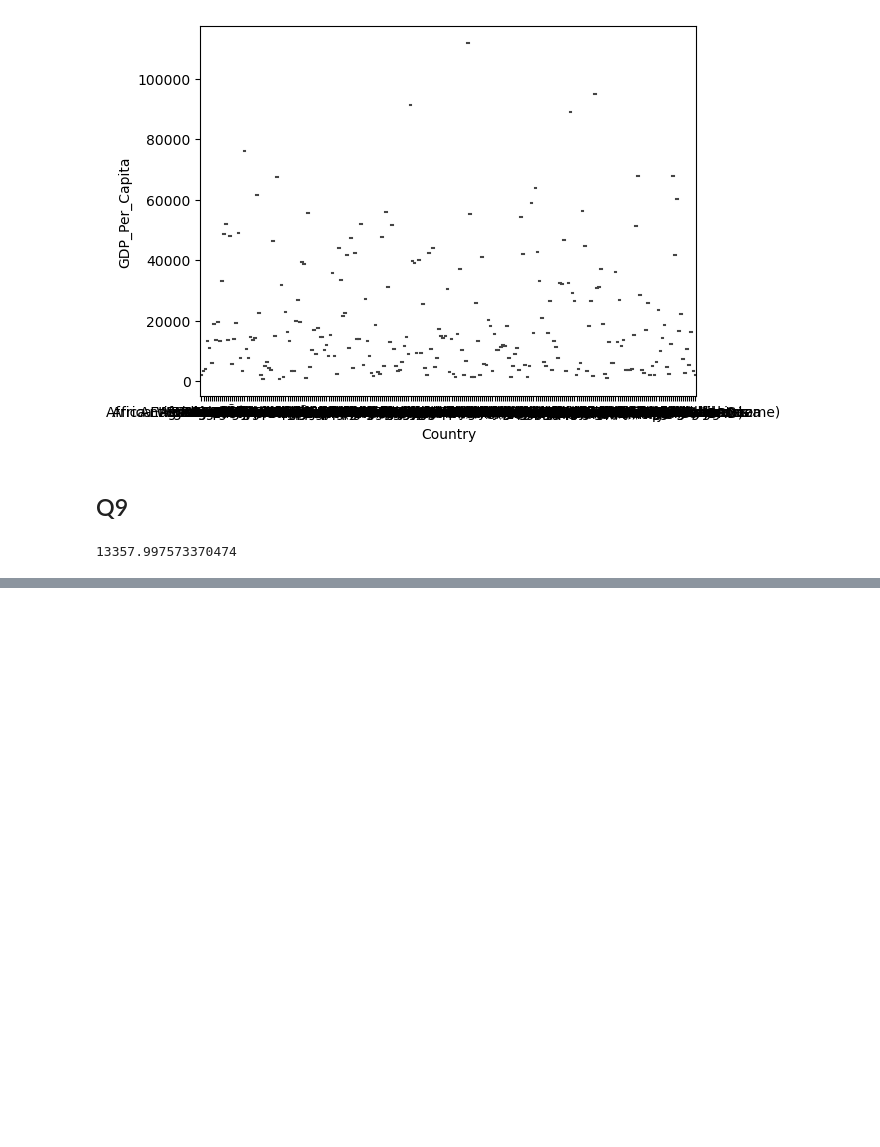
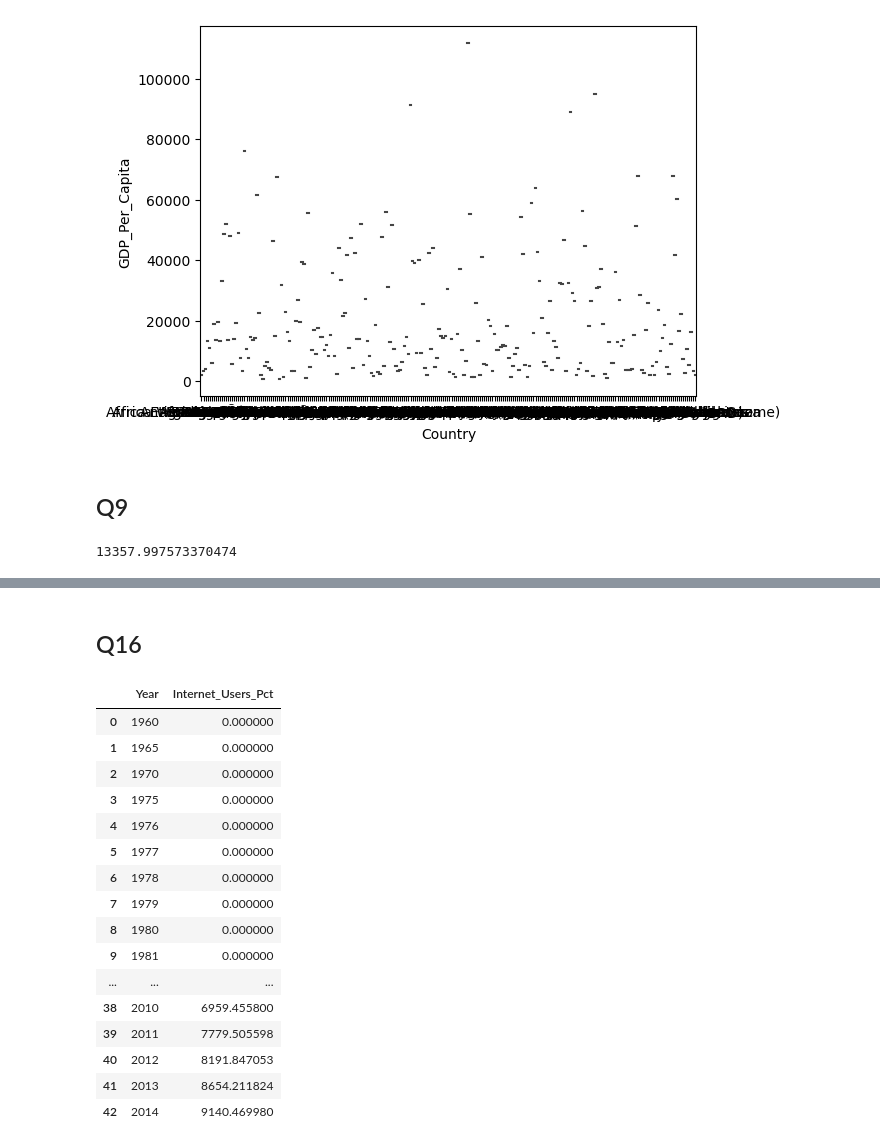
Before and after one commit to NSS-Data-Analytics-Cohort-11/undata-larissaemma, a Jupyter notebook: notebook/UN_data_DA11.ipynb, the cells around one changed output, grey strips where cells are left out. Drawn from its saved outputs; the diff is of its cells as text; code cells hidden in the pictures; blank space fills up the shorter version.

```diff
--- a/notebook/UN_data_DA11.ipynb
+++ b/notebook/UN_data_DA11.ipynb
@@ -185,0 +298,23 @@ gdp_2020['GDP_Per_Capita'].median()
+# %% [markdown]
+## Q16
+# %%
+##Look at the number of observations in this dataset per year. What do you notice?
+internet_df.groupby (['Year'], as_index=False)['Internet_Users_Pct'].sum()
+# %% [output]
+|  | Year | Internet_Users_Pct |
+| 0 | 1960 | 0.000000 |
+| 1 | 1965 | 0.000000 |
+| 2 | 1970 | 0.000000 |
+| 3 | 1975 | 0.000000 |
+| 4 | 1976 | 0.000000 |
+| 5 | 1977 | 0.000000 |
+| 6 | 1978 | 0.000000 |
+| 7 | 1979 | 0.000000 |
+| 8 | 1980 | 0.000000 |
+| 9 | 1981 | 0.000000 |
+| ... | ... | ... |
+| 38 | 2010 | 6959.455800 |
+| 39 | 2011 | 7779.505598 |
+| 40 | 2012 | 8191.847053 |
+| 41 | 2013 | 8654.211824 |
+| 42 | 2014 | 9140.469980 |
```
Also changed, not shown: parts of 30 cells of this notebook.
